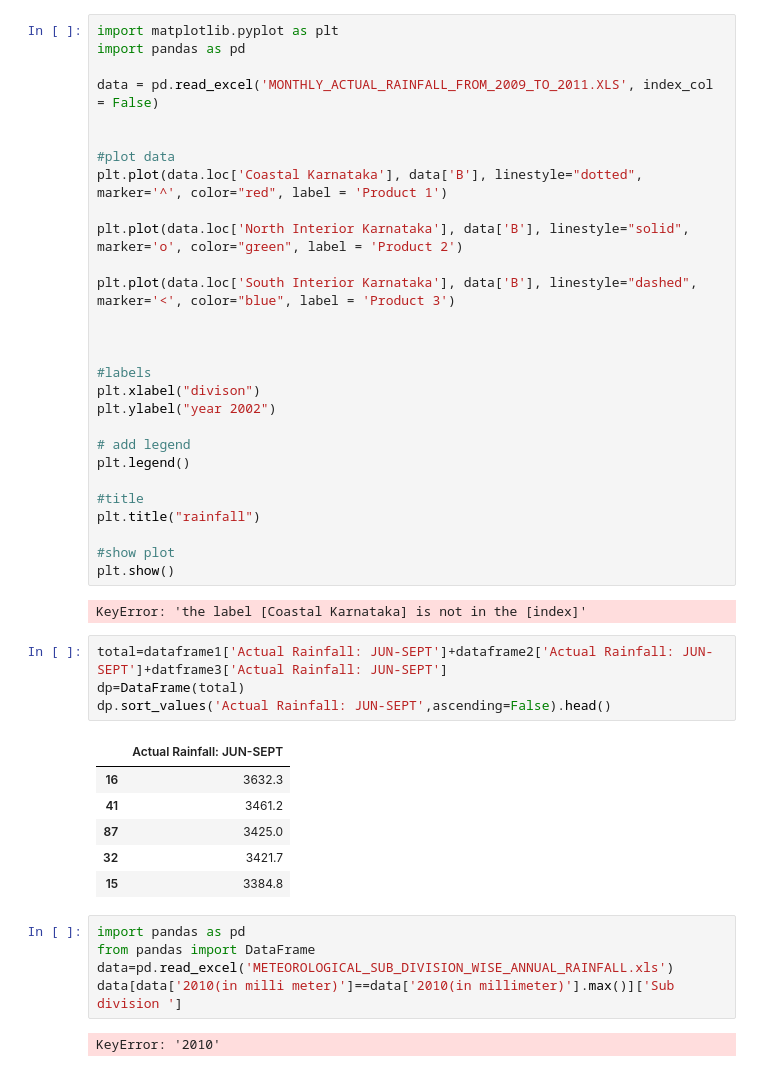
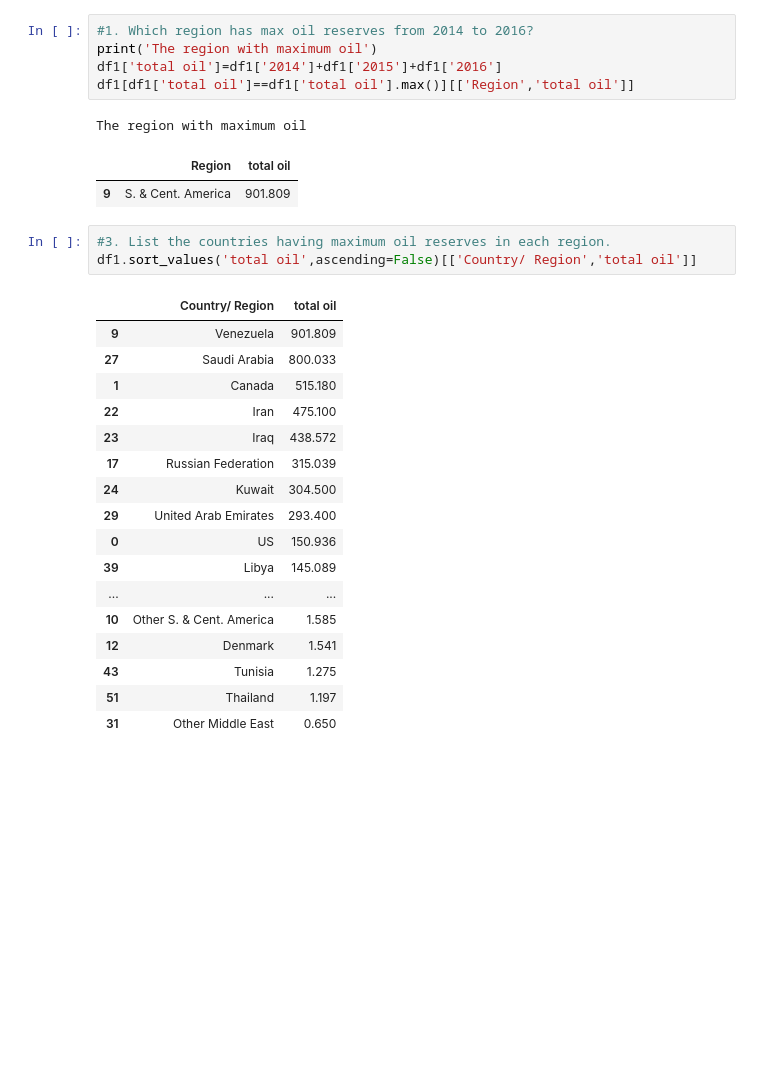
Before and after one commit to PoojaDP-23/data-visualization, a Jupyter notebook: Untitled.ipynb, the cells around one changed output. Saved outputs shown, nothing was run; the diff lists cells and outputs as text; blank space fills up the shorter version.

```diff
--- a/Untitled.ipynb
+++ b/Untitled.ipynb
@@ -64,48 +30,30 @@ dataframe1.sort_values('Actual Rainfall: JUN-SEPT',ascending=False)[['YEAR','Act
-# %%
-import matplotlib.pyplot as plt
-import pandas as pd
-
-data = pd.read_excel('MONTHLY_ACTUAL_RAINFALL_FROM_2009_TO_2011.XLS', index_col = False)
-
-
-#plot data
-plt.plot(data.loc['Coastal Karnataka'], data['B'], linestyle="dotted", marker='^', color="red", label = 'Product 1')
-
-plt.plot(data.loc['North Interior Karnataka'], data['B'], linestyle="solid", marker='o', color="green", label = 'Product 2')
-
-plt.plot(data.loc['South Interior Karnataka'], data['B'], linestyle="dashed", marker='<', color="blue", label = 'Product 3')
-
-
-
-#labels
-plt.xlabel("divison")
-plt.ylabel("year 2002")
-
-# add legend
-plt.legend()
-
-#title
-plt.title("rainfall")
-
-#show plot
-plt.show()
-# %% [output]
-KeyError: 'the label [Coastal Karnataka] is not in the [index]'
-# %%
-total=dataframe1['Actual Rainfall: JUN-SEPT']+dataframe2['Actual Rainfall: JUN-SEPT']+datframe3['Actual Rainfall: JUN-SEPT']
-dp=DataFrame(total)
-dp.sort_values('Actual Rainfall: JUN-SEPT',ascending=False).head()
-# %% [output]
-|  | Actual Rainfall: JUN-SEPT |
-| 16 | 3632.3 |
-| 41 | 3461.2 |
-| 87 | 3425.0 |
-| 32 | 3421.7 |
-| 15 | 3384.8 |
-# %%
-import pandas as pd
-from pandas import DataFrame
-data=pd.read_excel('METEOROLOGICAL_SUB_DIVISION_WISE_ANNUAL_RAINFALL.xls')
-data[data['2010(in milli meter)']==data['2010(in millimeter)'].max()]['Sub division ']
-# %% [output]
-KeyError: '2010'
+# %%
+#1. Which region has max oil reserves from 2014 to 2016?
+print('The region with maximum oil')
+df1['total oil']=df1['2014']+df1['2015']+df1['2016']
+df1[df1['total oil']==df1['total oil'].max()][['Region','total oil']]
+# %% [output]
+The region with maximum oil
+|  | Region | total oil |
+| 9 | S. & Cent. America | 901.809 |
+# %%
+#3. List the countries having maximum oil reserves in each region.
+df1.sort_values('total oil',ascending=False)[['Country/ Region','total oil']]
+# %% [output]
+|  | Country/ Region | total oil |
+| 9 | Venezuela | 901.809 |
+| 27 | Saudi Arabia | 800.033 |
+| 1 | Canada | 515.180 |
+| 22 | Iran | 475.100 |
+| 23 | Iraq | 438.572 |
+| 17 | Russian Federation | 315.039 |
+| 24 | Kuwait | 304.500 |
+| 29 | United Arab Emirates | 293.400 |
+| 0 | US | 150.936 |
+| 39 | Libya | 145.089 |
+| ... | ... | ... |
+| 10 | Other S. & Cent. America | 1.585 |
+| 12 | Denmark | 1.541 |
+| 43 | Tunisia | 1.275 |
+| 51 | Thailand | 1.197 |
+| 31 | Other Middle East | 0.650 |
```
Also changed, not shown: parts of 11 cells of this notebook, 1 other file.
